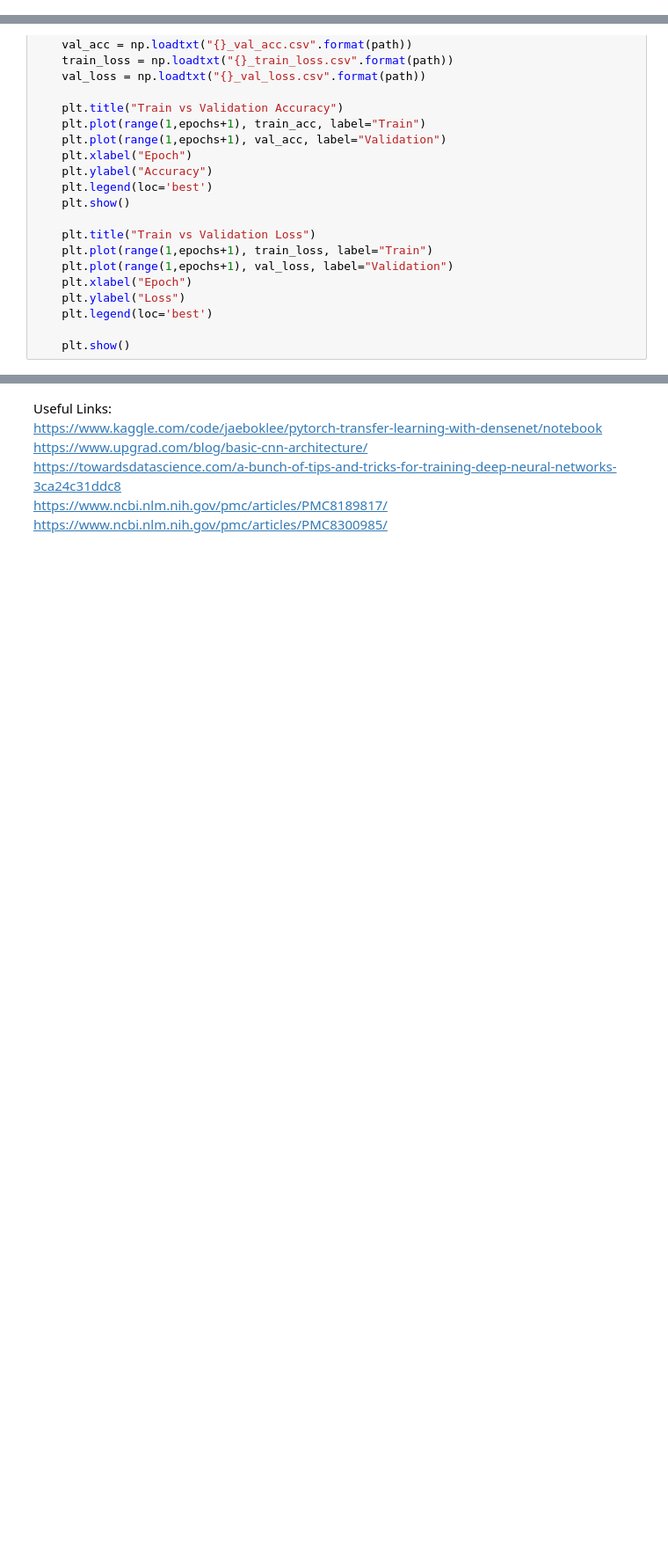
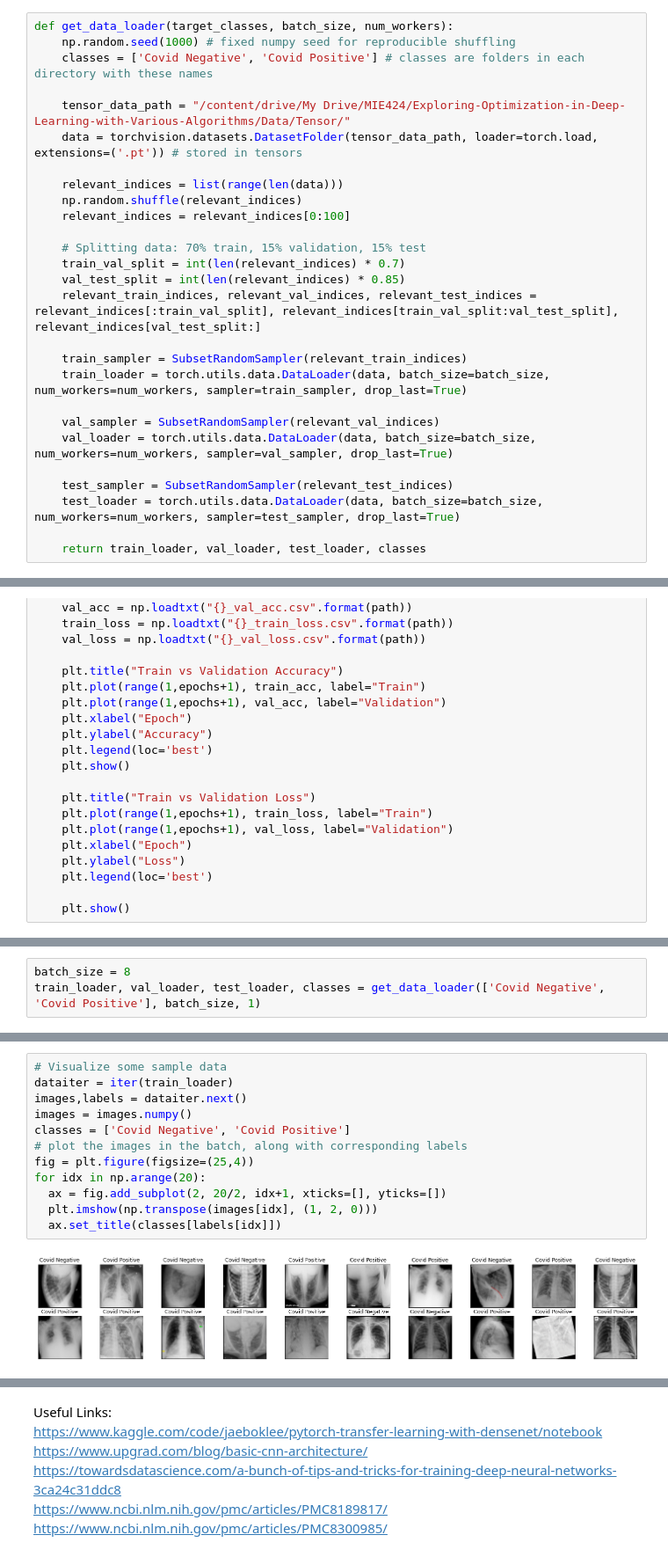
Before and after one commit to lisijia6/Exploring-Optimization-in-Deep-Learning-with-Various-Algorithms, a Jupyter notebook: Notebooks/Model_Architecture.ipynb, the cells around one changed output, grey strips where cells are left out. Shown at 88% size. Drawn from its saved outputs; the diff is of its cells as text; blank space fills up the shorter version.

```diff
--- a/Notebooks/Model_Architecture.ipynb
+++ b/Notebooks/Model_Architecture.ipynb
@@ -81,3 +63,30 @@ class TransferDenseNet121Classifier(nn.Module):
+# %%
+def get_data_loader(target_classes, batch_size, num_workers):
+    np.random.seed(1000) # fixed numpy seed for reproducible shuffling
+    classes = ['Covid Negative', 'Covid Positive'] # classes are folders in each directory with these names
+
+    tensor_data_path = "/content/drive/My Drive/MIE424/Exploring-Optimization-in-Deep-Learning-with-Various-Algorithms/Data/Tensor/"
+    data = torchvision.datasets.DatasetFolder(tensor_data_path, loader=torch.load, extensions=('.pt')) # stored in tensors
+
+    relevant_indices = list(range(len(data)))
+    np.random.shuffle(relevant_indices)
+    relevant_indices = relevant_indices[0:100]
+
+    # Splitting data: 70% train, 15% validation, 15% test
+    train_val_split = int(len(relevant_indices) * 0.7)
+    val_test_split = int(len(relevant_indices) * 0.85)
+    relevant_train_indices, relevant_val_indices, relevant_test_indices = relevant_indices[:train_val_split], relevant_indices[train_val_split:val_test_split], relevant_indices[val_test_split:]
+
+    train_sampler = SubsetRandomSampler(relevant_train_indices)
+    train_loader = torch.utils.data.DataLoader(data, batch_size=batch_size, num_workers=num_workers, sampler=train_sampler, drop_last=True)
+
+    val_sampler = SubsetRandomSampler(relevant_val_indices)
+    val_loader = torch.utils.data.DataLoader(data, batch_size=batch_size, num_workers=num_workers, sampler=val_sampler, drop_last=True)
+
+    test_sampler = SubsetRandomSampler(relevant_test_indices)
+    test_loader = torch.utils.data.DataLoader(data, batch_size=batch_size, num_workers=num_workers, sampler=test_sampler, drop_last=True)
+
+    return train_loader, val_loader, test_loader, classes
 # %% [markdown]
 # Training Code
 # %%
@@ -431,0 +368,3 @@ val_features = torch.load('Alexnet_val_feature')
+# %%
+batch_size = 8
+train_loader, val_loader, test_loader, classes = get_data_loader(['Covid Negative', 'Covid Positive'], batch_size, 1)
@@ -431,0 +380,14 @@ val_features = torch.load('Alexnet_val_feature')
+# %%
+# Visualize some sample data
+dataiter = iter(train_loader)
+images,labels = dataiter.next()
+images = images.numpy()
+classes = ['Covid Negative', 'Covid Positive']
+# plot the images in the batch, along with corresponding labels
+fig = plt.figure(figsize=(25,4))
+for idx in np.arange(20):
+  ax = fig.add_subplot(2, 20/2, idx+1, xticks=[], yticks=[])
+  plt.imshow(np.transpose(images[idx], (1, 2, 0)))
+  ax.set_title(classes[labels[idx]])
+# %% [output]
+[figure, added]
```
Also changed, not shown: parts of 31 cells of this notebook.
